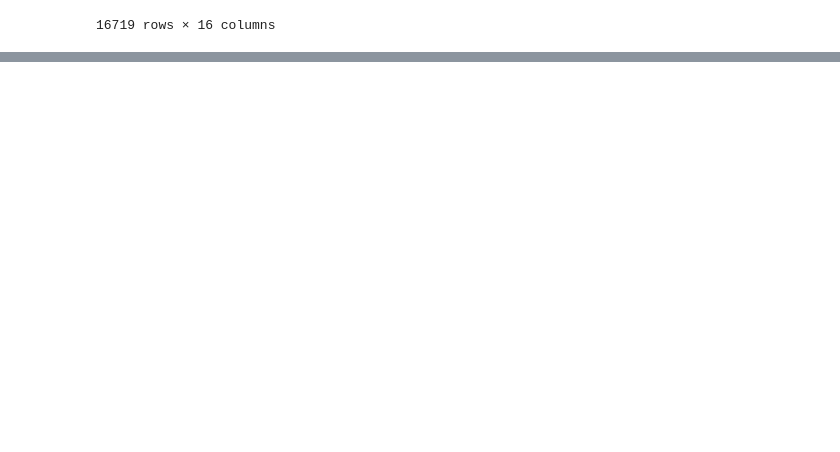
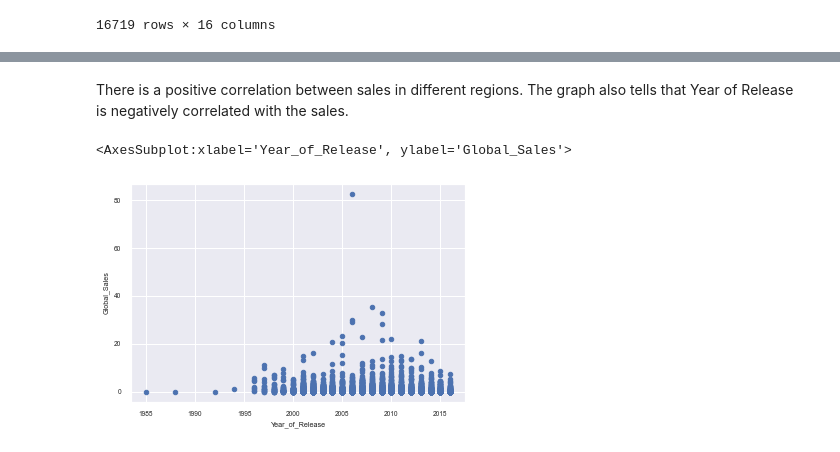
Before and after one commit to ubco-W2022T1-cosc301/project-group22, a Jupyter notebook: notebooks/analysis1.ipynb, the cells around one changed output, grey strips where cells are left out. Saved outputs shown, nothing was run; the diff lists cells and outputs as text; code cells hidden in the pictures; blank space fills up the shorter version.

```diff
--- a/notebooks/analysis1.ipynb
+++ b/notebooks/analysis1.ipynb
@@ -24,0 +68,8 @@ e
+# %% [markdown]
+There is a positive correlation between sales in different regions.
+The graph also tells that Year of Release is negatively correlated with the sales.
+# %%
+df_cleaned.plot(kind='scatter', x='Year_of_Release', y='Global_Sales')
+# %% [output]
+<AxesSubplot:xlabel='Year_of_Release', ylabel='Global_Sales'>
+[figure, added]
```
Also changed, not shown: parts of 15 cells of this notebook, 3 other files.
